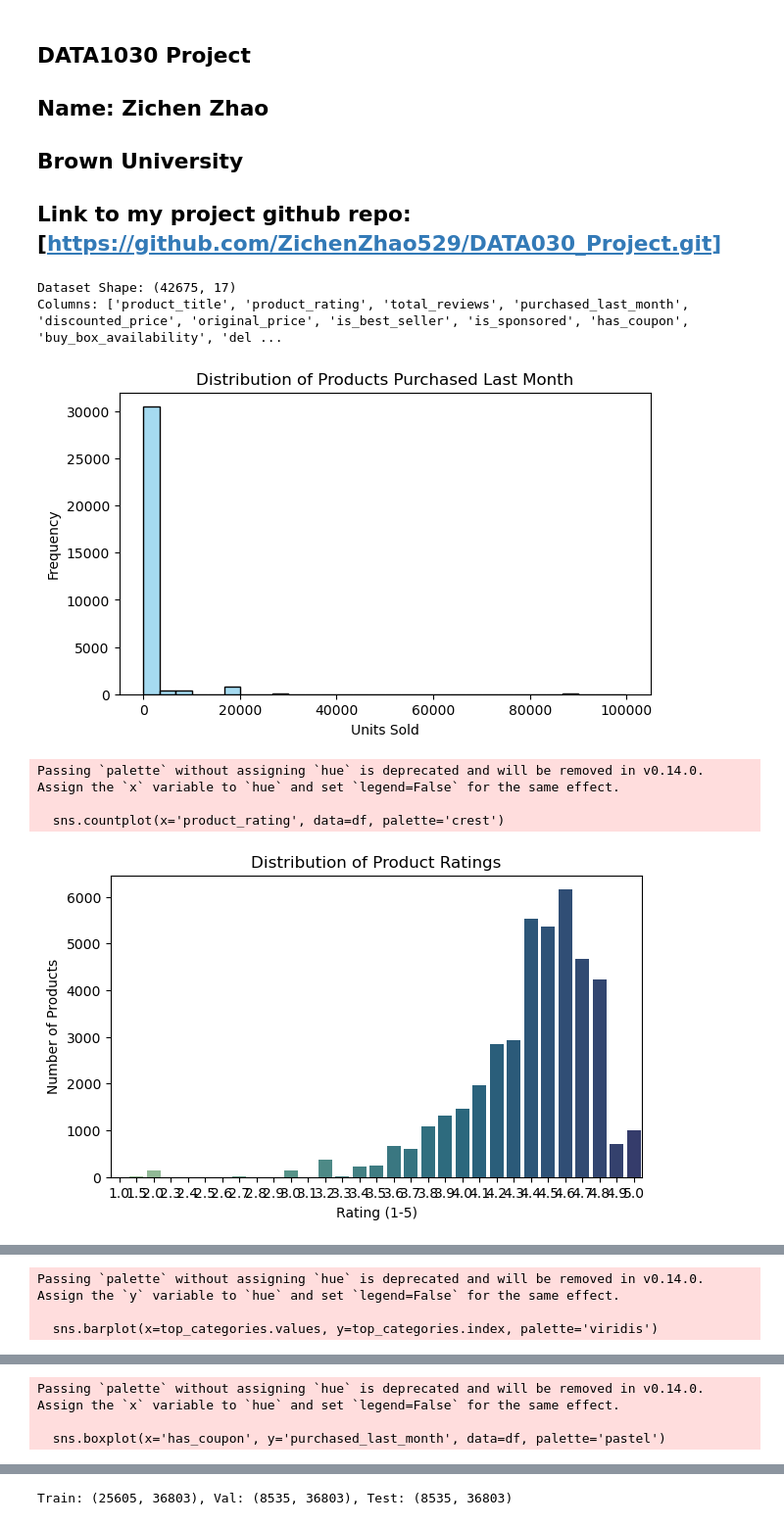
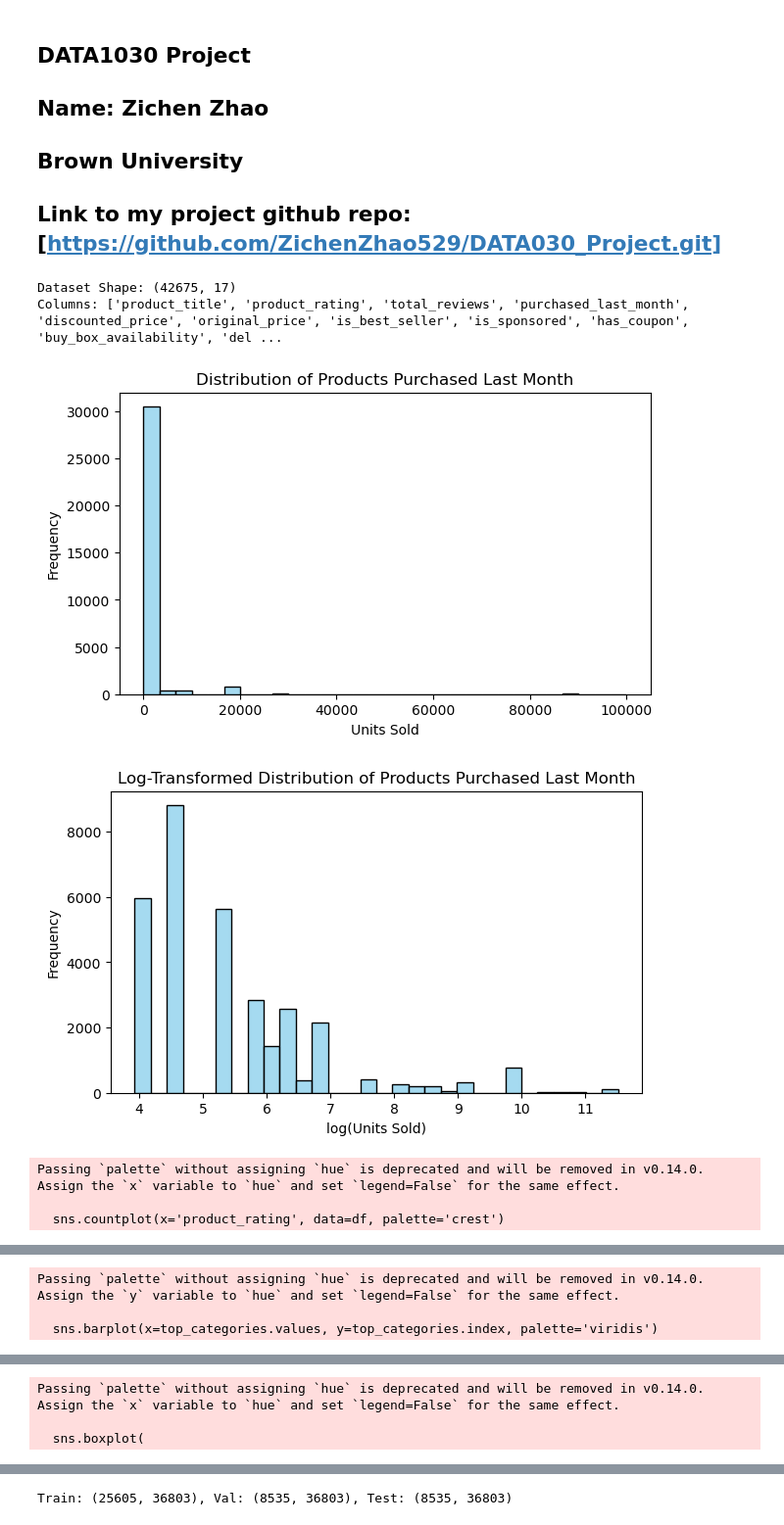
Before and after one commit to ZichenZhao529/DATA1030_Project, a Jupyter notebook: project.ipynb, the cells around one changed output, grey strips where cells are left out. Shown: that part at 98% size. Cells and saved outputs as stored; diff of their text form; code cells hidden in the pictures.

```diff
--- a/project.ipynb
+++ b/project.ipynb
@@ -10,6 +10,8 @@
 import pandas as pd
 import matplotlib.pyplot as plt
 import seaborn as sns
+import numpy as np
+
 
 df = pd.read_csv('/Users/zichenzhao/Desktop/amazon products sales data.csv')
 
@@ -22,6 +24,14 @@ plt.figure(figsize=(7,4))
 sns.histplot(df['purchased_last_month'], bins=30, color='skyblue')
 plt.title("Distribution of Products Purchased Last Month")
 plt.xlabel("Units Sold")
+plt.ylabel("Frequency")
+plt.show()
+
+#Log-Transformed Distribution of Products Purchased Last Month
+plt.figure(figsize=(7,4))
+sns.histplot(np.log1p(df['purchased_last_month']), bins=30, color='skyblue')
+plt.title("Log-Transformed Distribution of Products Purchased Last Month")
+plt.xlabel("log(Units Sold)")
 plt.ylabel("Frequency")
 plt.show()
 
@@ -70,45 +80,70 @@ plt.show()
 
 
 # Effect of Coupons on Sales
+plt.figure(figsize=(10,5))  # wider figure for more coupon types
+
+sns.boxplot(
+    x='has_coupon',
+    y='purchased_last_month',
+    data=df,
+    palette='coolwarm'
+)
+
+plt.yscale('log')  # handle extreme outliers
+plt.title("Sales Distribution: With vs Without Coupons (Log Scale)")
+plt.xlabel("Coupon Type")
+plt.ylabel("Units Sold Last Month (log scale)")
+plt.xticks(rotation=45, ha='right', fontsize=9)
+plt.tight_layout()
+plt.show()
+
+
+
 plt.figure(figsize=(6,4))
-sns.boxplot(x='has_coupon', y='purchased_last_month', data=df, palette='pastel')
-plt.title("Sales Distribution: With vs Without Coupons")
+
+# Use log scale for y-axis to reduce skewness from outliers
+sns.boxplot(x='has_coupon', y='purchased_last_month', data=df, palette='Set2')
+plt.yscale('log')
+plt.title("Sales Distribution: With vs Without Coupons (Log Scale)")
 plt.xlabel("Has Coupon")
-plt.ylabel("Units Sold Last Month")
+plt.ylabel("Units Sold Last Month (log scale)")
+plt.xticks(fontsize=10)
+plt.yticks(fontsize=10)
+plt.tight_layout()
 plt.show()
 
 
 # Best Seller vs Non-Best Seller
 plt.figure(figsize=(6,4))
 sns.boxplot(x='is_best_seller', y='purchased_last_month', data=df, palette='Set2')
 plt.title("Sales: Best Sellers vs Non-Best Sellers")
 plt.xlabel("Best Seller Status")
 plt.ylabel("Units Sold Last Month")
 plt.show()
 
 
 # Sponsored Products vs Organic
 plt.figure(figsize=(6,4))
 sns.boxplot(x='is_sponsored', y='purchased_last_month', data=df, palette='cool')
 plt.title("Sponsored vs Organic Product Sales")
 plt.xlabel("Sponsored (1=True, 0=False)")
 plt.ylabel("Units Sold")
 plt.show()
 
 
 # Top Products by Reviews
 plt.figure(figsize=(8,4))
 top_reviewed = df.nlargest(10, 'total_reviews')
 sns.barplot(x='total_reviews', y='product_title', data=top_reviewed, palette='mako')
 plt.title("Top 10 Most Reviewed Products")
 plt.xlabel("Total Reviews")
 plt.ylabel("Product Title")
 plt.show()
 # %% [output]
 Dataset Shape: (42675, 17)
 Columns: ['product_title', 'product_rating', 'total_reviews', 'purchased_last_month', 'discounted_price', 'original_price', 'is_best_seller', 'is_sponsored', 'has_coupon', 'buy_box_availability', 'del ...
 [figure]
+[figure, new version]
 Passing `palette` without assigning `hue` is deprecated and will be removed in v0.14.0. Assign the `x` variable to `hue` and set `legend=False` for the same effect.
 
   sns.countplot(x='product_rating', data=df, palette='crest')
-[figure, old version]
@@ -122,3 +158,3 @@ Passing `palette` without assigning `hue` is deprecated and will be removed in v
 Passing `palette` without assigning `hue` is deprecated and will be removed in v0.14.0. Assign the `x` variable to `hue` and set `legend=False` for the same effect.
 
-  sns.boxplot(x='has_coupon', y='purchased_last_month', data=df, palette='pastel')
+  sns.boxplot(
```
Also changed, not shown: parts of 5 cells of this notebook.
